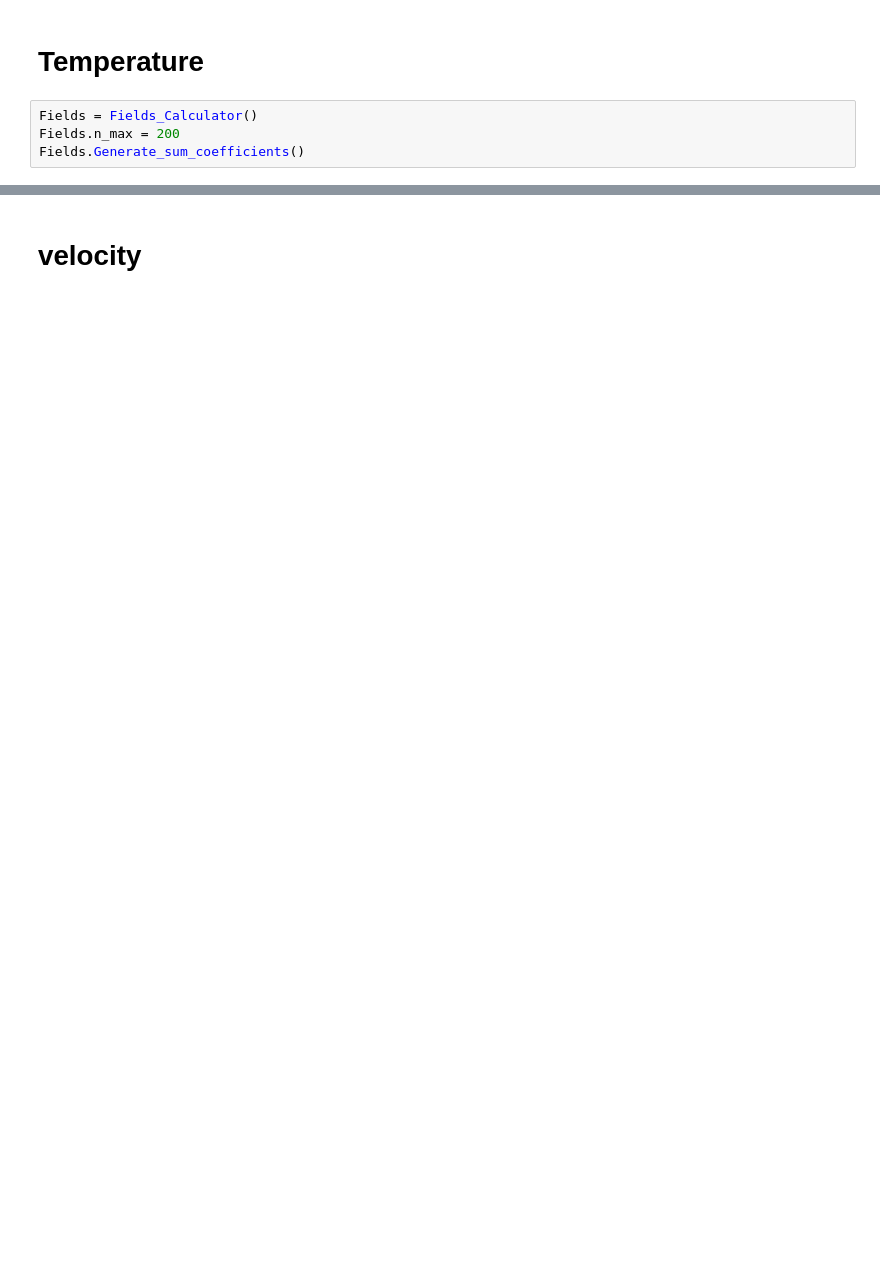
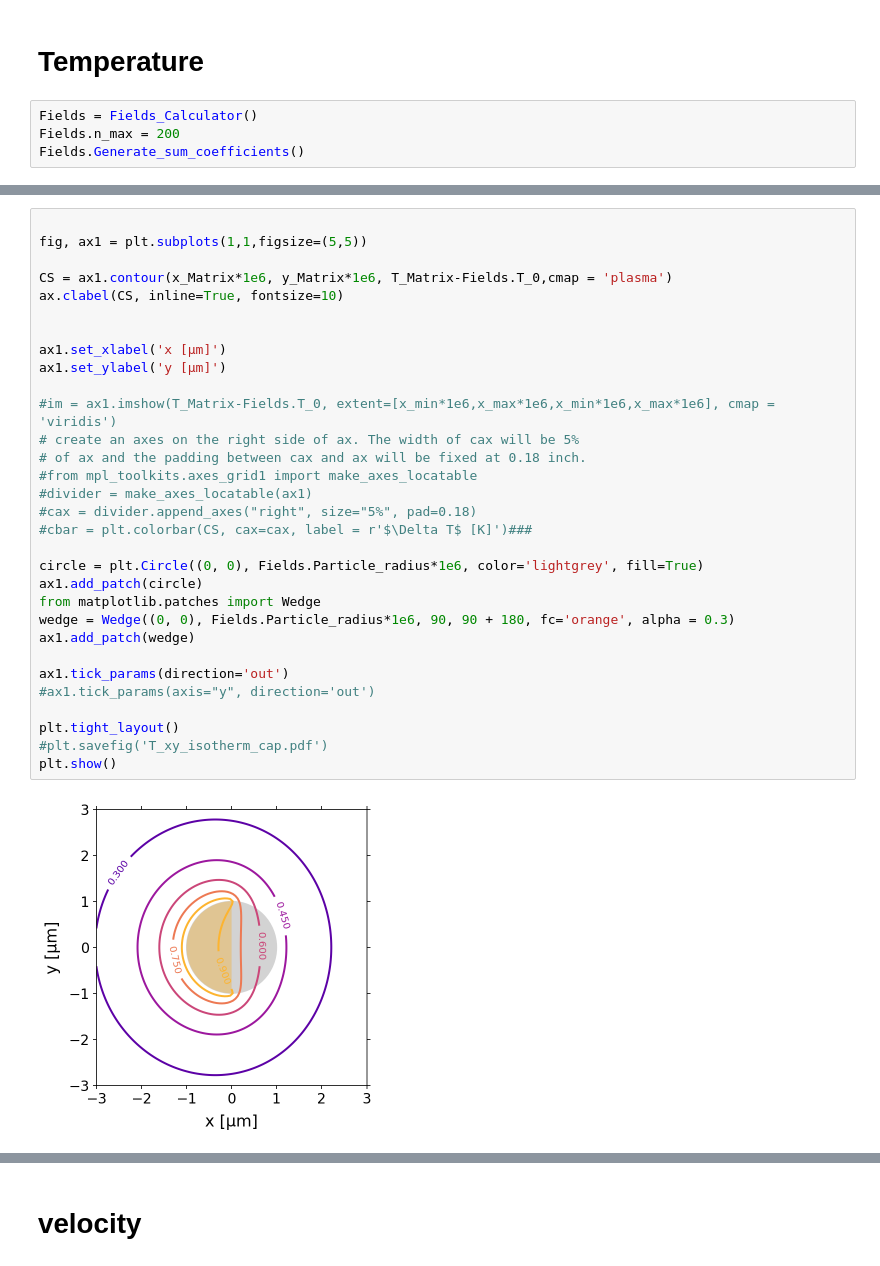
Before and after one commit to Molecular-Nanophotonics/Jupyter-Notebooks, a Jupyter notebook: JP_fields_T_v_Bickler_Wuerger.ipynb, the cells around one changed output, grey strips where cells are left out. Drawn from its saved outputs; the diff is of its cells as text; blank space fills up the shorter version.

```diff
--- a/JP_fields_T_v_Bickler_Wuerger.ipynb
+++ b/JP_fields_T_v_Bickler_Wuerger.ipynb
@@ -303,0 +307,33 @@ plt.show()
+# %%
+
+fig, ax1 = plt.subplots(1,1,figsize=(5,5))
+
+CS = ax1.contour(x_Matrix*1e6, y_Matrix*1e6, T_Matrix-Fields.T_0,cmap = 'plasma')
+ax.clabel(CS, inline=True, fontsize=10)
+
+
+ax1.set_xlabel('x [µm]')
+ax1.set_ylabel('y [µm]')
+
+#im = ax1.imshow(T_Matrix-Fields.T_0, extent=[x_min*1e6,x_max*1e6,x_min*1e6,x_max*1e6], cmap = 'viridis')
+# create an axes on the right side of ax. The width of cax will be 5%
+# of ax and the padding between cax and ax will be fixed at 0.18 inch.
+#from mpl_toolkits.axes_grid1 import make_axes_locatable
+#divider = make_axes_locatable(ax1)
+#cax = divider.append_axes("right", size="5%", pad=0.18)
+#cbar = plt.colorbar(CS, cax=cax, label = r'$\Delta T$ [K]')###
+
+circle = plt.Circle((0, 0), Fields.Particle_radius*1e6, color='lightgrey', fill=True)
+ax1.add_patch(circle)
+from matplotlib.patches import Wedge
+wedge = Wedge((0, 0), Fields.Particle_radius*1e6, 90, 90 + 180, fc='orange', alpha = 0.3)
+ax1.add_patch(wedge)
+
+ax1.tick_params(direction='out')
+#ax1.tick_params(axis="y", direction='out')
+
+plt.tight_layout()
+#plt.savefig('T_xy_isotherm_cap.pdf')
+plt.show()
+# %% [output]
+[figure, added]
```
Also changed, not shown: parts of 15 cells of this notebook.
